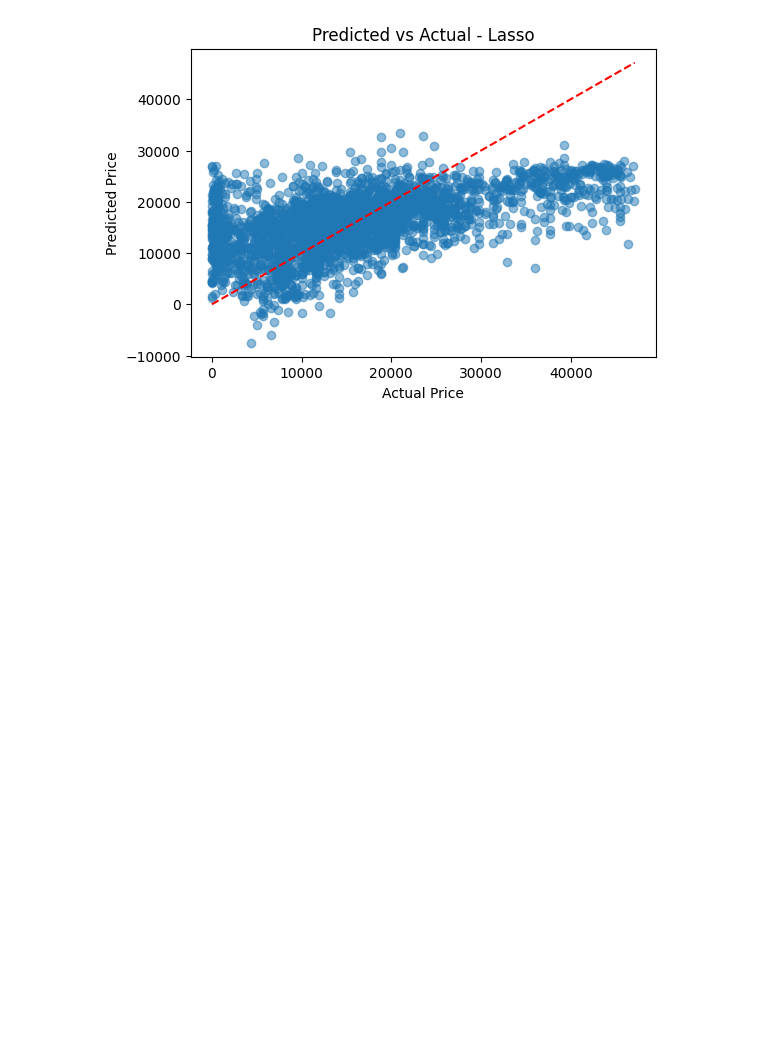
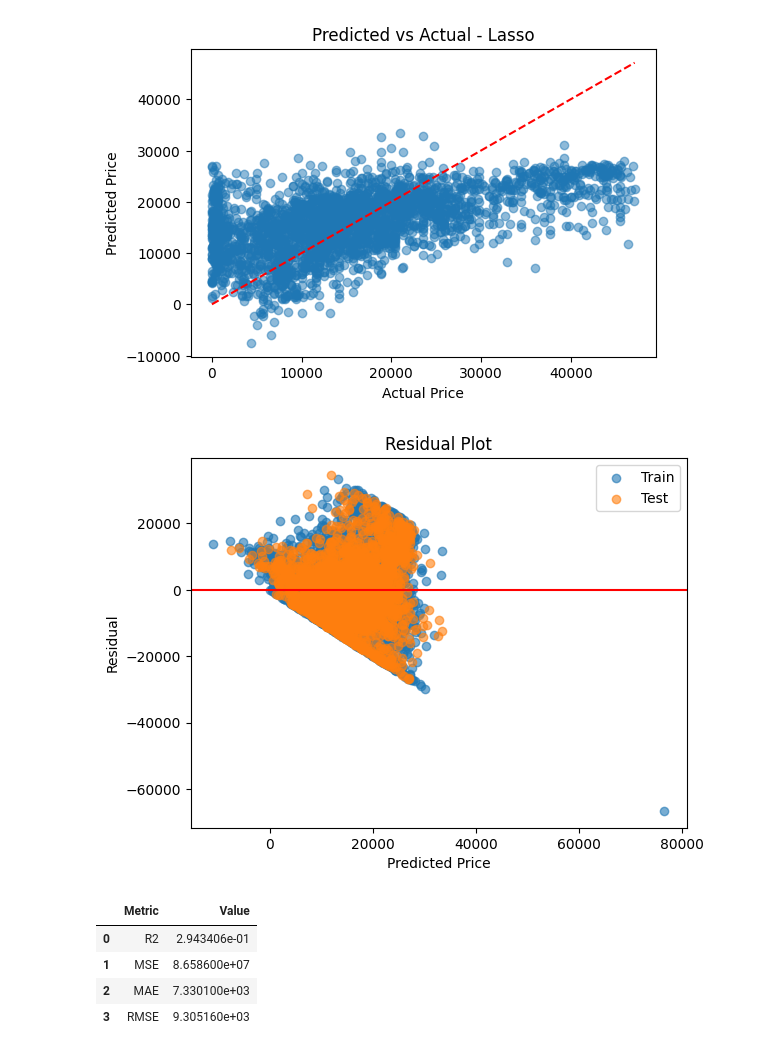
Before and after one commit to dionisioraditya/ProjekUASML_CatBoost, a Jupyter notebook: Notebook[1]_Regresi_CatBoost.ipynb, the cells around one changed output. Saved outputs shown, nothing was run; the diff lists cells and outputs as text; code cells hidden in the pictures; blank space fills up the shorter version.

```diff
--- a/Notebook[1]_Regresi_CatBoost.ipynb
+++ b/Notebook[1]_Regresi_CatBoost.ipynb
@@ -440,8 +440,37 @@ error_matrix
 # %% [markdown]
 ## **Pipeline Ridge**
 # %%
-pipe_ridge = Pipeline([
+ridge = Pipeline([
     ('scaler', StandardScaler()),
     ('feature_selection', SelectKBest(score_func=f_regression)),
     ('model', Ridge())
 ])
+
+
+param_grid_ridge = [
+    {
+        'scaler': [StandardScaler(), MinMaxScaler()],
+        'feature_selection': [SelectKBest(score_func=f_regression)],
+        'feature_selection__k': [5, 10, 15],
+        'model__alpha': [0.1, 1, 10, 100]
+    },
+    {
+        'scaler': [StandardScaler(), MinMaxScaler()],
+        'feature_selection': [SelectPercentile(score_func=f_regression)],
+        'feature_selection__percentile': [20, 40, 60],
+        'model__alpha': [0.1, 1, 10, 100]
+    }
+]
+# %%
+grid_ridge = GridSearchCV(
+    ridge,
+    param_grid_ridge,
+    cv=5,
+    scoring='r2',
+    n_jobs=-1
+)
+
+grid_ridge.fit(X_train, y_train)
+
+print("Best Ridge R2:", grid_ridge.best_score_)
+print("Best Ridge Params:", grid_ridge.best_params_)
@@ -529,3 +559,23 @@ plt.plot(
 plt.show()
 # %% [output]
 [figure]
+# %%
+y_train_pred = grid_lasso.predict(X_train)
+
+plt.scatter(y_train_pred, y_train - y_train_pred, label="Train", alpha=0.6)
+plt.scatter(yl_pred, y_test - yl_pred, label="Test", alpha=0.6)
+plt.axhline(0, color="red")
+plt.legend()
+plt.title("Residual Plot")
+plt.xlabel("Predicted Price")
+plt.ylabel("Residual")
+plt.show()
+
+error_matrix
+# %% [output]
+[figure, added]
+|  | Metric | Value |
+| 0 | R2 | 2.943406e-01 |
+| 1 | MSE | 8.658600e+07 |
+| 2 | MAE | 7.330100e+03 |
+| 3 | RMSE | 9.305160e+03 |
```
Also changed, not shown: parts of 11 cells of this notebook.
